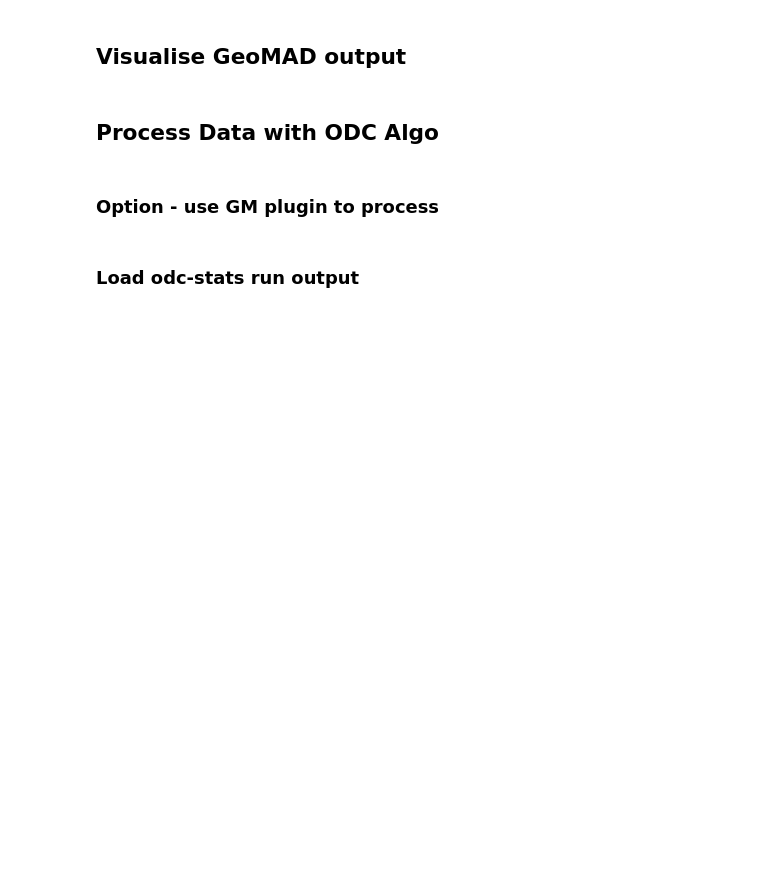
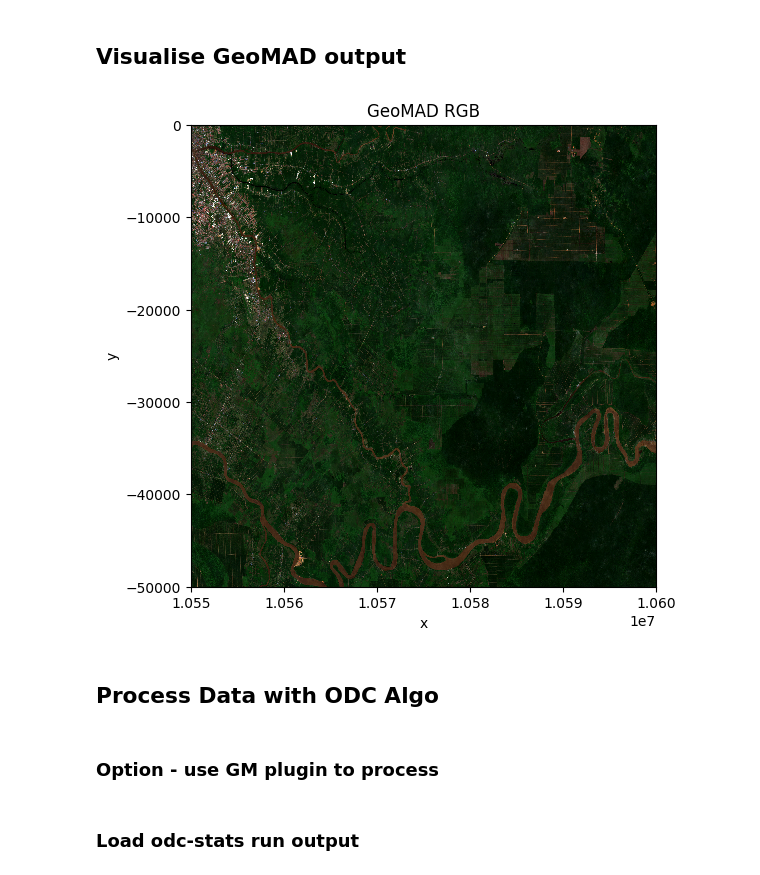
Before and after one commit to piksel-ina/Indonesia-GeoMAD, a Jupyter notebook: notebook/GeoMAD_tests.ipynb, the cells around one changed output. Cells and saved outputs as stored; diff of their text form; code cells hidden in the pictures; blank space fills up the shorter version.

Commit message:
Use odc-stats from indonesia-geomad branch and update test notebook+main_config

```diff
--- a/notebook/GeoMAD_tests.ipynb
+++ b/notebook/GeoMAD_tests.ipynb
@@ -120,14 +138,16 @@ file_url_output = f"file://{output_dir}"
 # %% [markdown]
 ## Visualise GeoMAD output
 # %%
-output_dir = "/home/jovyan/Indonesia-GeoMAD/notebook/output/x235/y-10/2024--P1Y"
-tile_name = "gm_s2_annual_x235y-10_2024--P1Y"
+output_dir = "/home/jovyan/Indonesia-GeoMAD/notebook/output/x211/y-01/2024--P1Y"
+tile_name = "gm_s2_annual_x211y-01_2024--P1Y"
 
 rgba = rioxarray.open_rasterio(f"{output_dir}/{tile_name}_rgba.tif")
 
 rgba.plot.imshow(rgb='band', figsize=(6, 6), robust=True)
 plt.title("GeoMAD RGB")
 plt.show()
+# %% [output]
+[figure, added]
 # %% [markdown]
 ## Process Data with ODC Algo
 # %%
```
Also changed, not shown: parts of 3 cells of this notebook, 3 other files.
